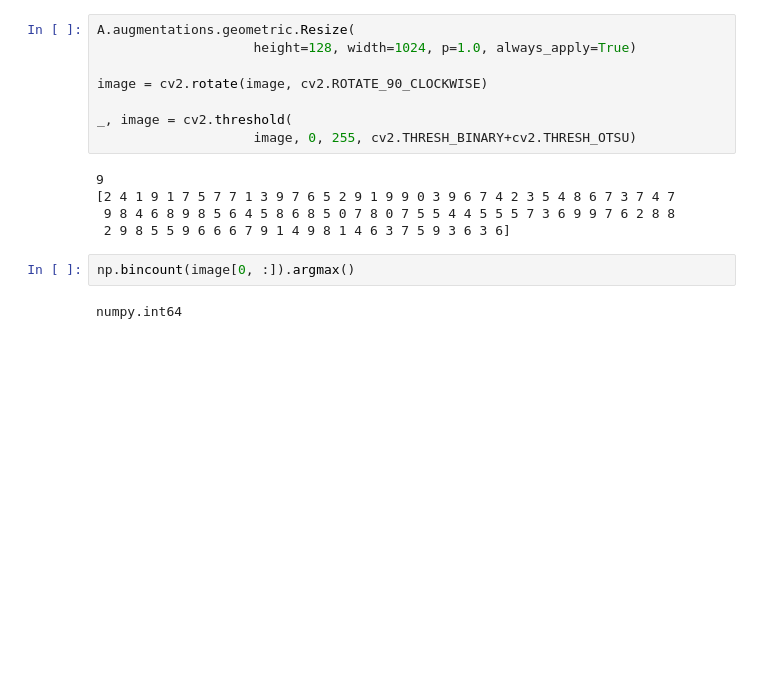
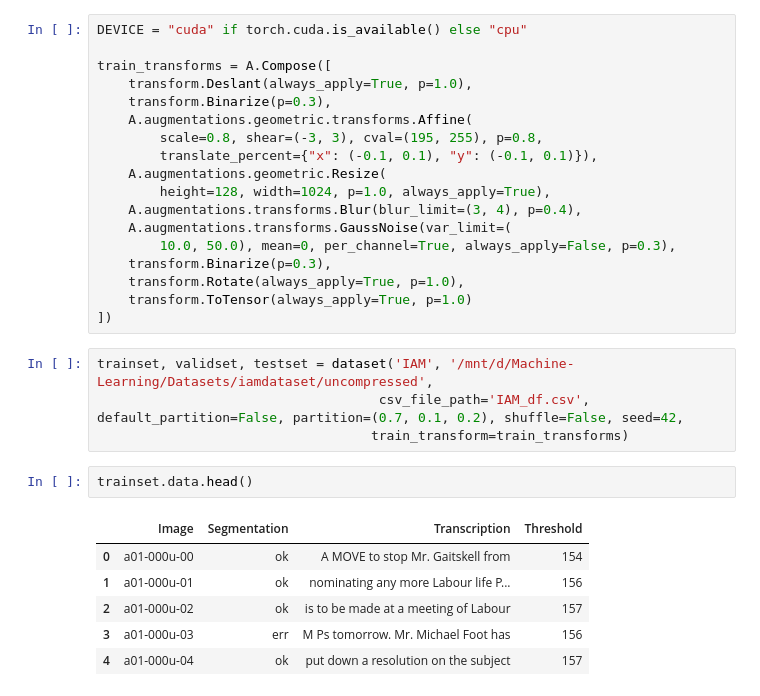
Before and after one commit to git22abhishek/pytorchHTR, a Jupyter notebook: Untitled1.ipynb, the cells around one changed output. Cells and saved outputs as stored; diff of their text form; blank space fills up the shorter version.

Commit message:
Changed training pipline

```diff
--- a/Untitled1.ipynb
+++ b/Untitled1.ipynb
@@ -6,20 +17,34 @@ from model import CRNNModel
 %matplotlib inline
 %config InlineBackend.figure_format = 'retina'
 plt.rcParams['image.cmap'] = 'gray'
-# %%
-A.augmentations.geometric.Resize(
-                    height=128, width=1024, p=1.0, always_apply=True)
-
-image = cv2.rotate(image, cv2.ROTATE_90_CLOCKWISE)
-
-_, image = cv2.threshold(
-                    image, 0, 255, cv2.THRESH_BINARY+cv2.THRESH_OTSU)
-# %% [output]
-9
-[2 4 1 9 1 7 5 7 7 1 3 9 7 6 5 2 9 1 9 9 0 3 9 6 7 4 2 3 5 4 8 6 7 3 7 4 7
- 9 8 4 6 8 9 8 5 6 4 5 8 6 8 5 0 7 8 0 7 5 5 4 4 5 5 5 7 3 6 9 9 7 6 2 8 8
- 2 9 8 5 5 9 6 6 6 7 9 1 4 9 8 1 4 6 3 7 5 9 3 6 3 6]
-# %%
-np.bincount(image[0, :]).argmax()
-# %% [output]
-numpy.int64
+# %%
+DEVICE = "cuda" if torch.cuda.is_available() else "cpu"
+
+train_transforms = A.Compose([
+    transform.Deslant(always_apply=True, p=1.0),
+    transform.Binarize(p=0.3),
+    A.augmentations.geometric.transforms.Affine(
+        scale=0.8, shear=(-3, 3), cval=(195, 255), p=0.8,
+        translate_percent={"x": (-0.1, 0.1), "y": (-0.1, 0.1)}),
+    A.augmentations.geometric.Resize(
+        height=128, width=1024, p=1.0, always_apply=True),
+    A.augmentations.transforms.Blur(blur_limit=(3, 4), p=0.4),
+    A.augmentations.transforms.GaussNoise(var_limit=(
+        10.0, 50.0), mean=0, per_channel=True, always_apply=False, p=0.3),
+    transform.Binarize(p=0.3),
+    transform.Rotate(always_apply=True, p=1.0),
+    transform.ToTensor(always_apply=True, p=1.0)
+])
+# %%
+trainset, validset, testset = dataset('IAM', '/mnt/d/Machine-Learning/Datasets/iamdataset/uncompressed',
+                                    csv_file_path='IAM_df.csv', default_partition=False, partition=(0.7, 0.1, 0.2), shuffle=False, seed=42,
+                                   train_transform=train_transforms)
+# %%
+trainset.data.head()
+# %% [output]
+|  | Image | Segmentation | Transcription | Threshold |
+| 0 | a01-000u-00 | ok | A MOVE to stop Mr. Gaitskell from | 154 |
+| 1 | a01-000u-01 | ok | nominating any more Labour life P... | 156 |
+| 2 | a01-000u-02 | ok | is to be made at a meeting of Labour | 157 |
+| 3 | a01-000u-03 | err | M Ps tomorrow. Mr. Michael Foot has | 156 |
+| 4 | a01-000u-04 | ok | put down a resolution on the subject | 157 |
```
Also changed, not shown: parts of 9 cells of this notebook, 12 other files.
